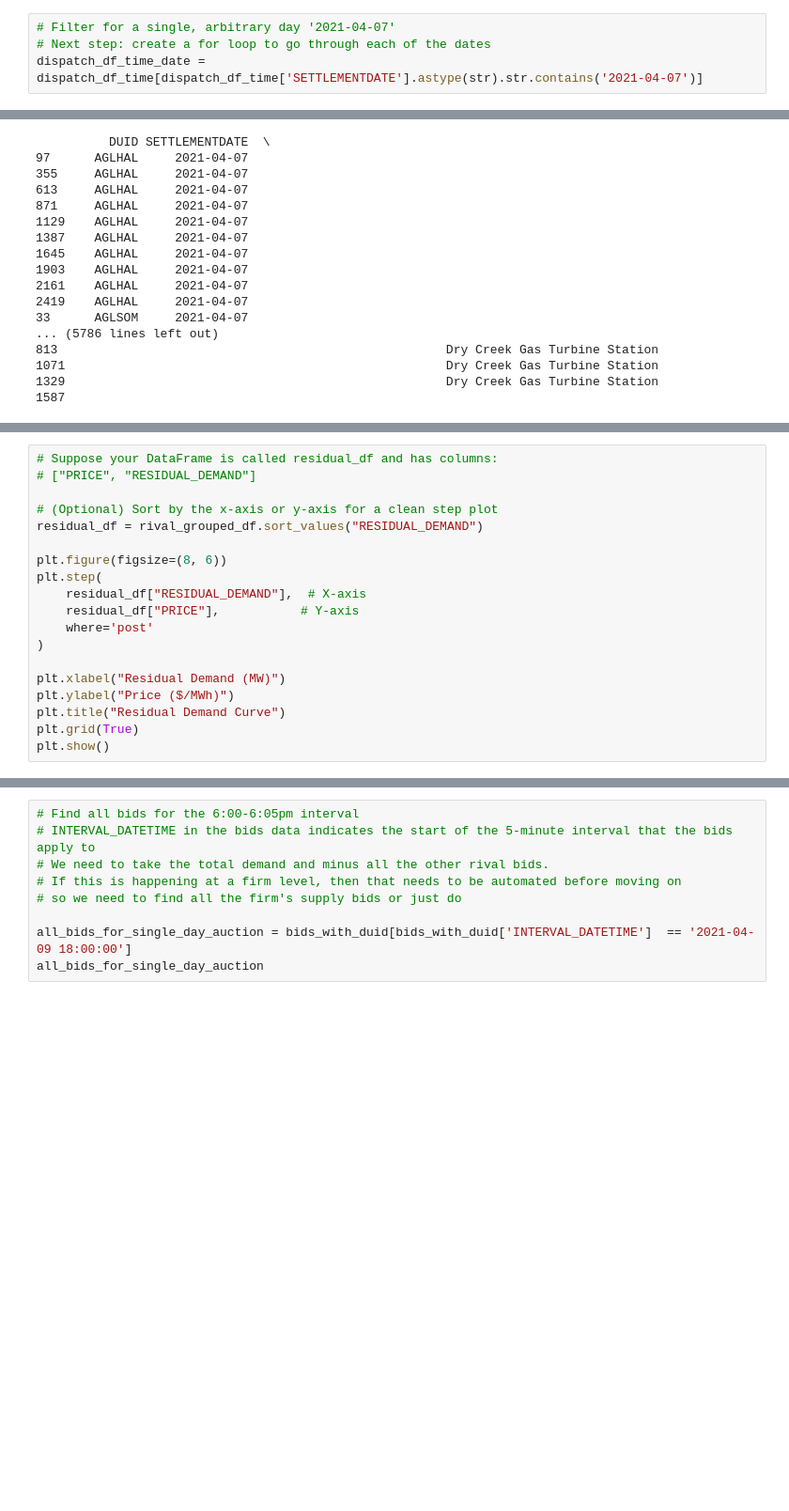
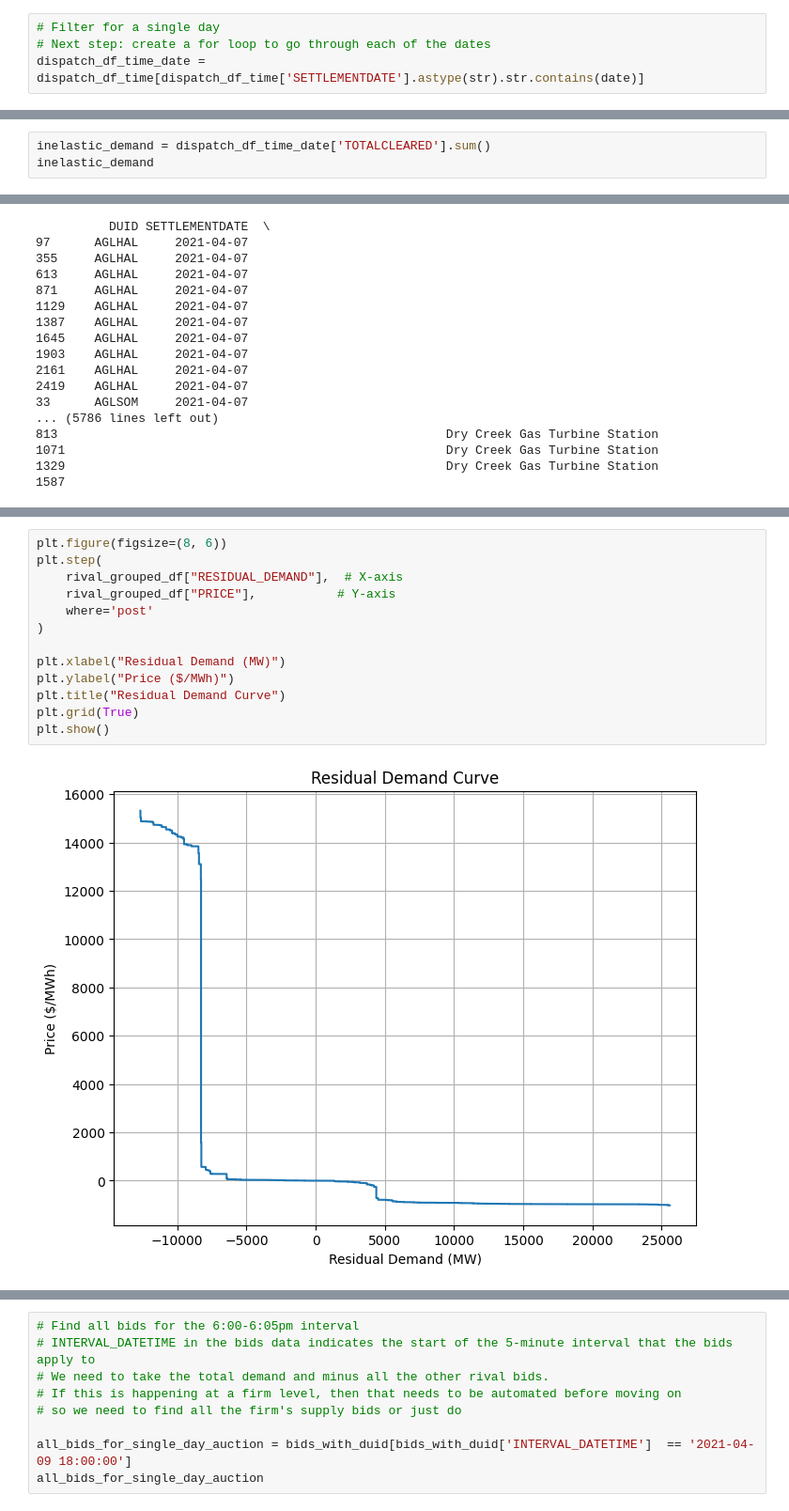
Before and after one commit to daniel-seymour/aus-electricity-auctions, a Jupyter notebook: data_analysis_code/marginal-cost-NEMO-calculations.ipynb, the cells around one changed output, grey strips where cells are left out. Shown at 94% size. Cells and saved outputs as stored; diff of their text form; blank space fills up the shorter version.

```diff
--- a/data_analysis_code/marginal-cost-NEMO-calculations.ipynb
+++ b/data_analysis_code/marginal-cost-NEMO-calculations.ipynb
@@ -169,4 +172,4 @@ dispatch_df_time = working_dispatch_df_filtered[
 # %%
-# Filter for a single, arbitrary day '2021-04-07'
+# Filter for a single day
 # Next step: create a for loop to go through each of the dates
-dispatch_df_time_date = dispatch_df_time[dispatch_df_time['SETTLEMENTDATE'].astype(str).str.contains('2021-04-07')]
+dispatch_df_time_date = dispatch_df_time[dispatch_df_time['SETTLEMENTDATE'].astype(str).str.contains(date)]
@@ -172,0 +178,3 @@ dispatch_df_time_date = dispatch_df_time[dispatch_df_time['SETTLEMENTDATE'].asty
+# %%
+inelastic_demand = dispatch_df_time_date['TOTALCLEARED'].sum()
+inelastic_demand
@@ -749,19 +832,15 @@ rival_grouped_df.head()
 # %%
-# Suppose your DataFrame is called residual_df and has columns:
-# ["PRICE", "RESIDUAL_DEMAND"]
-
-# (Optional) Sort by the x-axis or y-axis for a clean step plot
-residual_df = rival_grouped_df.sort_values("RESIDUAL_DEMAND")
-
 plt.figure(figsize=(8, 6))
 plt.step(
-    residual_df["RESIDUAL_DEMAND"],  # X-axis
-    residual_df["PRICE"],           # Y-axis
+    rival_grouped_df["RESIDUAL_DEMAND"],  # X-axis
+    rival_grouped_df["PRICE"],           # Y-axis
     where='post'
 )
 
 plt.xlabel("Residual Demand (MW)")
 plt.ylabel("Price ($/MWh)")
 plt.title("Residual Demand Curve")
 plt.grid(True)
 plt.show()
+# %% [output]
+[figure, added]
```
Also changed, not shown: parts of 70 cells of this notebook.
